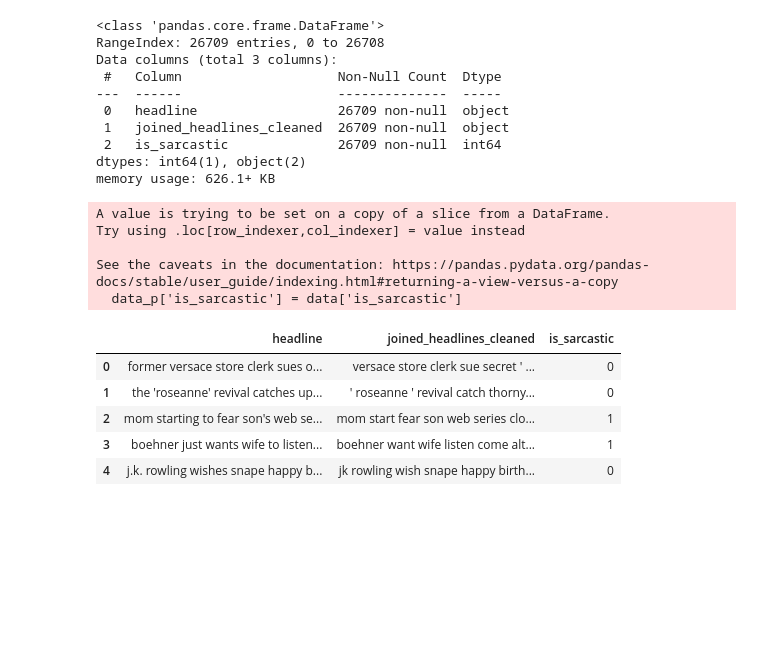
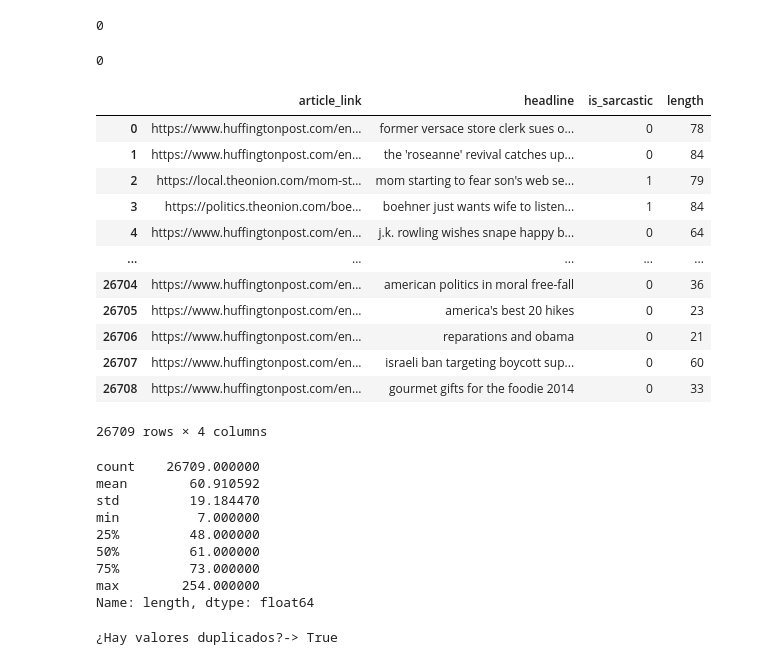
Before and after one commit to macastelblancog/MLDS6_Proyecto, a Jupyter notebook: scripts/preprocessing/exploracion_de_datos.ipynb, the cells around one changed output. Saved outputs shown, nothing was run; the diff lists cells and outputs as text; code cells hidden in the pictures; blank space fills up the shorter version.

```diff
--- a/scripts/preprocessing/exploracion_de_datos.ipynb
+++ b/scripts/preprocessing/exploracion_de_datos.ipynb
@@ -33,26 +28,8 @@ data_p = preprocessing.preprocessing(data, 'headline')
-# %%
-data_p['is_sarcastic'] = data['is_sarcastic']
-data_p.info()
-data_p.head()
-# %% [output]
-<class 'pandas.core.frame.DataFrame'>
-RangeIndex: 26709 entries, 0 to 26708
-Data columns (total 3 columns):
- #   Column                    Non-Null Count  Dtype
----  ------                    --------------  -----
- 0   headline                  26709 non-null  object
- 1   joined_headlines_cleaned  26709 non-null  object
- 2   is_sarcastic              26709 non-null  int64
-dtypes: int64(1), object(2)
-memory usage: 626.1+ KB
-A value is trying to be set on a copy of a slice from a DataFrame.
-Try using .loc[row_indexer,col_indexer] = value instead
-
-See the caveats in the documentation: https://pandas.pydata.org/pandas-docs/stable/user_guide/indexing.html#returning-a-view-versus-a-copy
-  data_p['is_sarcastic'] = data['is_sarcastic']
-|  | headline | joined_headlines_cleaned | is_sarcastic |
-| 0 | former versace store clerk sues o... | versace store clerk sue secret ' ... | 0 |
-| 1 | the 'roseanne' revival catches up... | ' roseanne ' revival catch thorny... | 0 |
-| 2 | mom starting to fear son's web se... | mom start fear son web series clo... | 1 |
-| 3 | boehner just wants wife to listen... | boehner want wife listen come alt... | 1 |
-| 4 | j.k. rowling wishes snape happy b... | jk rowling wish snape happy birth... | 0 |
+# %%
+data["headline"].isna().sum()
+# %% [output]
+0
+# %%
+data["is_sarcastic"].isna().sum()
+# %% [output]
+0
@@ -58,0 +54,17 @@ See the caveats in the documentation: https://pandas.pydata.org/pandas-docs/stab
+# %%
+data['length'] = data['headline'].apply(len)
+data
+# %% [output]
+|  | article_link | headline | is_sarcastic | length |
+| 0 | https://www.huffingtonpost.com/en... | former versace store clerk sues o... | 0 | 78 |
+| 1 | https://www.huffingtonpost.com/en... | the 'roseanne' revival catches up... | 0 | 84 |
+| 2 | https://local.theonion.com/mom-st... | mom starting to fear son's web se... | 1 | 79 |
+| 3 | https://politics.theonion.com/boe... | boehner just wants wife to listen... | 1 | 84 |
+| 4 | https://www.huffingtonpost.com/en... | j.k. rowling wishes snape happy b... | 0 | 64 |
+| ... | ... | ... | ... | ... |
+| 26704 | https://www.huffingtonpost.com/en... | american politics in moral free-fall | 0 | 36 |
+| 26705 | https://www.huffingtonpost.com/en... | america's best 20 hikes | 0 | 23 |
+| 26706 | https://www.huffingtonpost.com/en... | reparations and obama | 0 | 21 |
+| 26707 | https://www.huffingtonpost.com/en... | israeli ban targeting boycott sup... | 0 | 60 |
+| 26708 | https://www.huffingtonpost.com/en... | gourmet gifts for the foodie 2014 | 0 | 33 |
+26709 rows × 4 columns
@@ -58,0 +79,21 @@ See the caveats in the documentation: https://pandas.pydata.org/pandas-docs/stab
+# %%
+data['length'].describe()
+# %% [output]
+count    26709.000000
+mean        60.910592
+std         19.184470
+min          7.000000
+25%         48.000000
+50%         61.000000
+75%         73.000000
+max        254.000000
+Name: length, dtype: float64
+# %%
+frecuencias = data['headline'].value_counts()
+
+# Verificar si alguna cuenta es mayor que 1
+hay_duplicados = any(frecuencias > 1)
+
+print(f"¿Hay valores duplicados?-> {hay_duplicados}")
+# %% [output]
+¿Hay valores duplicados?-> True
```
Also changed, not shown: parts of 12 cells of this notebook, 1 other file.
